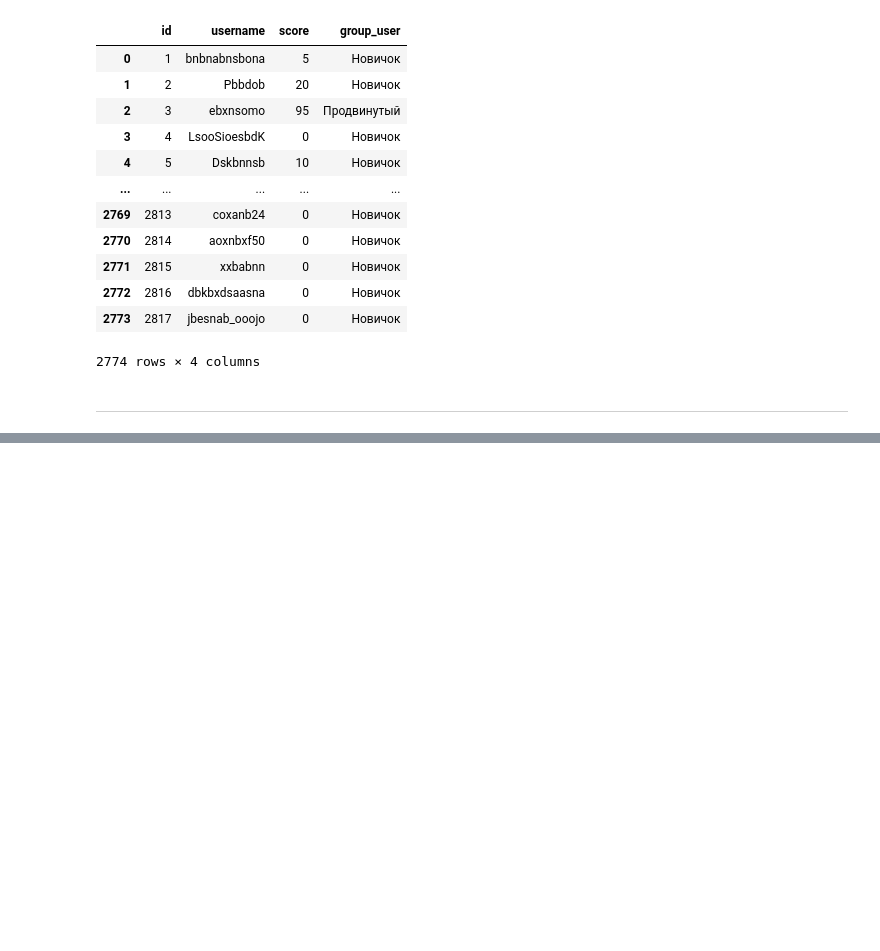
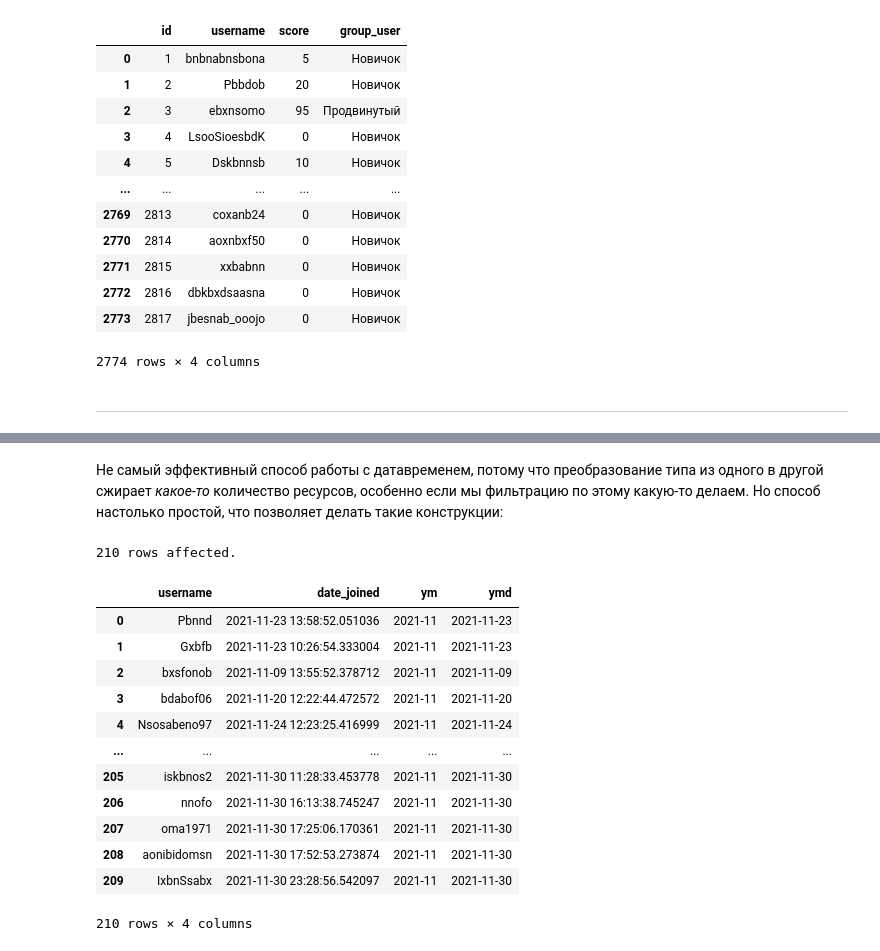
Before and after one commit to magus1968/learning-sql, a Jupyter notebook: docs/appx/simulative.ipynb, the cells around one changed output, grey strips where cells are left out. Cells and saved outputs as stored; diff of their text form; code cells hidden in the pictures; blank space fills up the shorter version.

```diff
--- a/docs/appx/simulative.ipynb
+++ b/docs/appx/simulative.ipynb
@@ -2056,0 +2154,27 @@ ORDER BY id;
+# %% [markdown]
+Не самый эффективный способ работы с датавременем, потому что преобразование типа из одного в другой сжирает *какое-то* количество ресурсов, особенно если мы фильтрацию по этому какую-то делаем. Но способ настолько простой, что позволяет делать такие конструкции:
+# %%
+%%sql
+SELECT
+    username,
+    date_joined,
+    TO_CHAR(date_joined, 'YYYY-MM') AS ym,
+    TO_CHAR(date_joined, 'YYYY-MM-DD') AS ymd
+FROM users
+--
+WHERE TO_CHAR(date_joined, 'YYYY-MM') = '2021-11';
+# %% [output]
+210 rows affected.
+|  | username | date_joined | ym | ymd |
+| 0 | Pbnnd | 2021-11-23 13:58:52.051036 | 2021-11 | 2021-11-23 |
+| 1 | Gxbfb | 2021-11-23 10:26:54.333004 | 2021-11 | 2021-11-23 |
+| 2 | bxsfonob | 2021-11-09 13:55:52.378712 | 2021-11 | 2021-11-09 |
+| 3 | bdabof06 | 2021-11-20 12:22:44.472572 | 2021-11 | 2021-11-20 |
+| 4 | Nsosabeno97 | 2021-11-24 12:23:25.416999 | 2021-11 | 2021-11-24 |
+| ... | ... | ... | ... | ... |
+| 205 | iskbnos2 | 2021-11-30 11:28:33.453778 | 2021-11 | 2021-11-30 |
+| 206 | nnofo | 2021-11-30 16:13:38.745247 | 2021-11 | 2021-11-30 |
+| 207 | oma1971 | 2021-11-30 17:25:06.170361 | 2021-11 | 2021-11-30 |
+| 208 | aonibidomsn | 2021-11-30 17:52:53.273874 | 2021-11 | 2021-11-30 |
+| 209 | IxbnSsabx | 2021-11-30 23:28:56.542097 | 2021-11 | 2021-11-30 |
+210 rows × 4 columns
```
Also changed, not shown: parts of 46 cells of this notebook.
